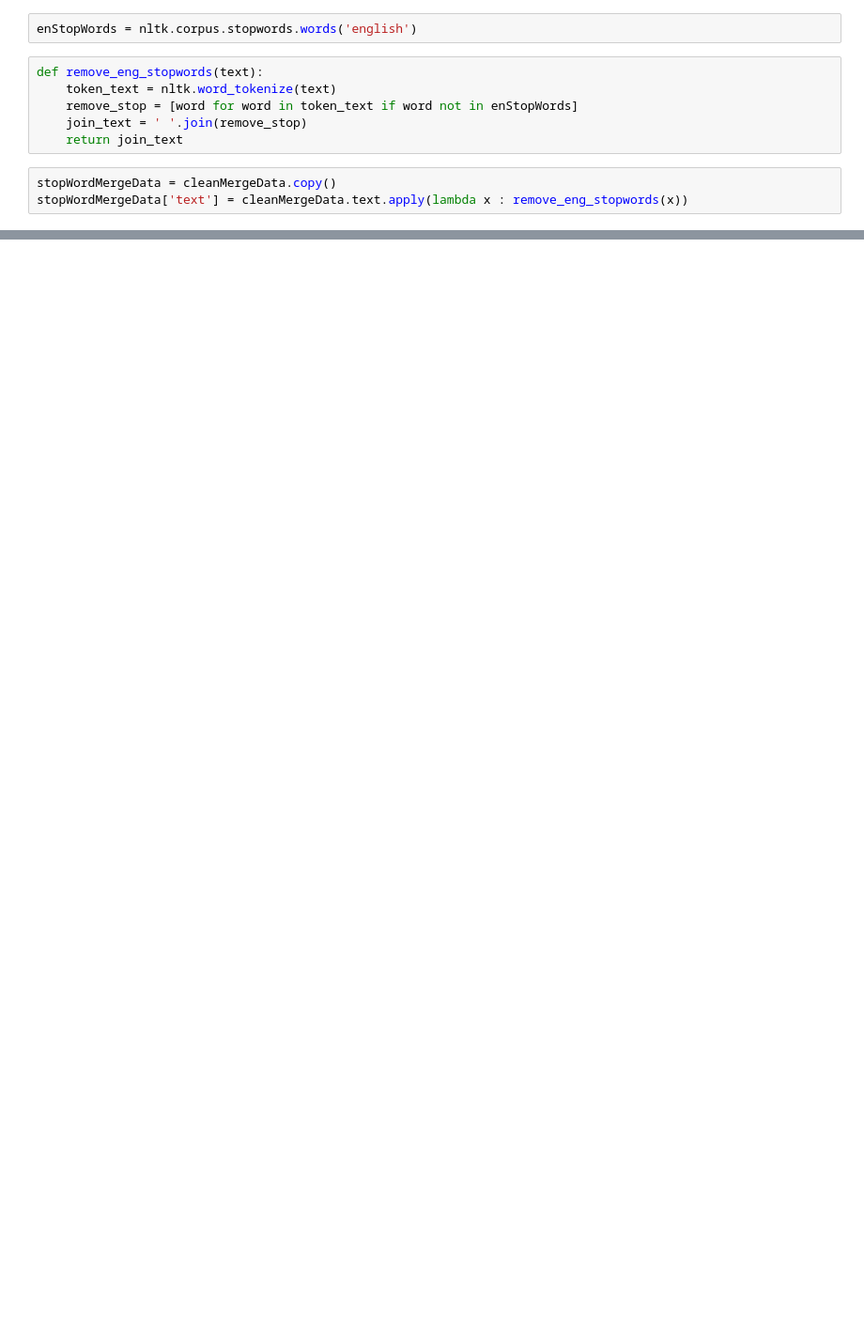
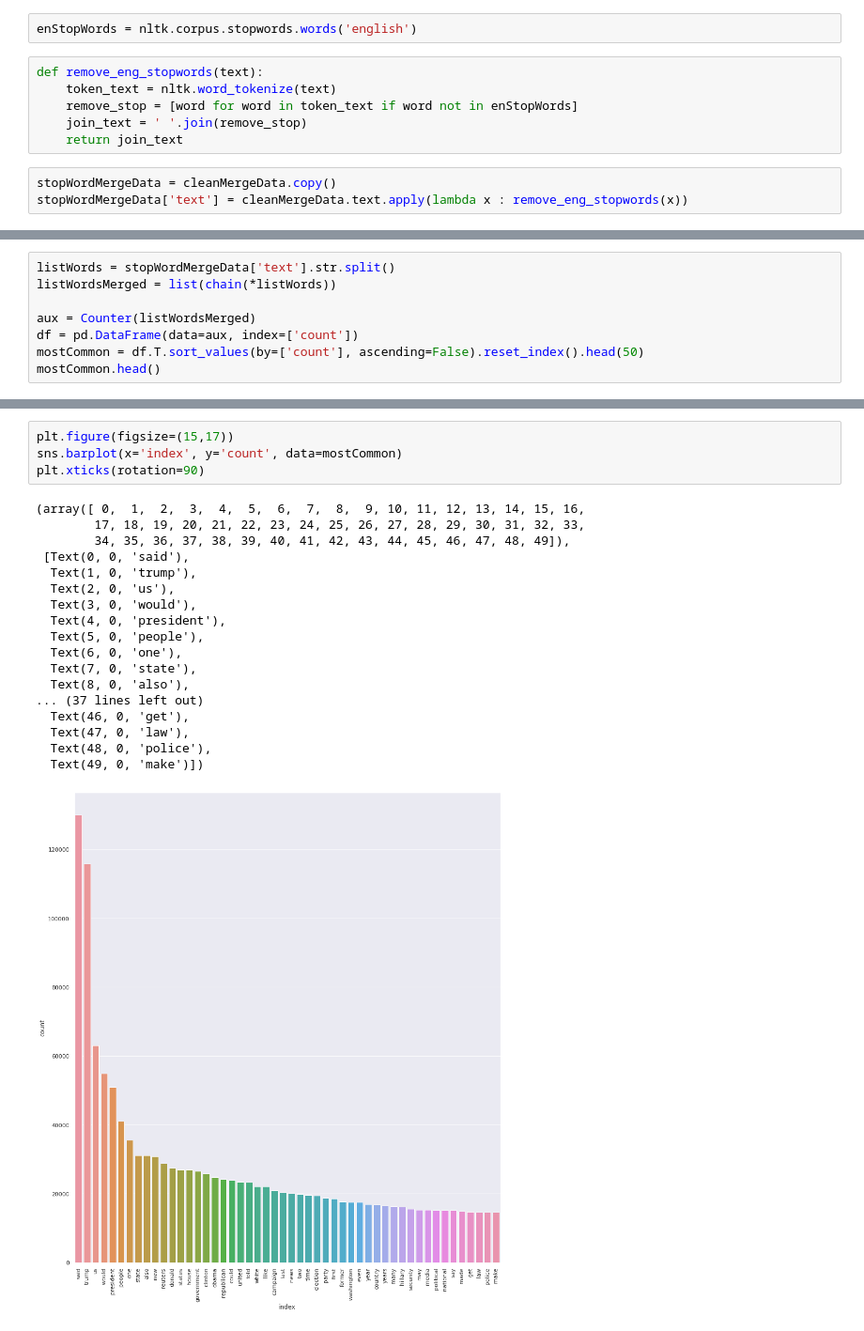
Before and after one commit to SebastianMM-96/fake-news, a Jupyter notebook: data_analysis/EDA_Kaggle_Dataset/EDA.ipynb, the cells around one changed output, grey strips where cells are left out. Shown at 94% size. Drawn from its saved outputs; the diff is of its cells as text; blank space fills up the shorter version.

```diff
--- a/data_analysis/EDA_Kaggle_Dataset/EDA.ipynb
+++ b/data_analysis/EDA_Kaggle_Dataset/EDA.ipynb
@@ -164,0 +273,8 @@ stopWordMergeData.head()
+# %%
+listWords = stopWordMergeData['text'].str.split()
+listWordsMerged = list(chain(*listWords))
+
+aux = Counter(listWordsMerged)
+df = pd.DataFrame(data=aux, index=['count'])
+mostCommon = df.T.sort_values(by=['count'], ascending=False).reset_index().head(50)
+mostCommon.head()
@@ -164,0 +288,23 @@ stopWordMergeData.head()
+# %%
+plt.figure(figsize=(15,17))
+sns.barplot(x='index', y='count', data=mostCommon)
+plt.xticks(rotation=90)
+# %% [output]
+(array([ 0,  1,  2,  3,  4,  5,  6,  7,  8,  9, 10, 11, 12, 13, 14, 15, 16,
+        17, 18, 19, 20, 21, 22, 23, 24, 25, 26, 27, 28, 29, 30, 31, 32, 33,
+        34, 35, 36, 37, 38, 39, 40, 41, 42, 43, 44, 45, 46, 47, 48, 49]),
+ [Text(0, 0, 'said'),
+  Text(1, 0, 'trump'),
+  Text(2, 0, 'us'),
+  Text(3, 0, 'would'),
+  Text(4, 0, 'president'),
+  Text(5, 0, 'people'),
+  Text(6, 0, 'one'),
+  Text(7, 0, 'state'),
+  Text(8, 0, 'also'),
+... (37 lines left out)
+  Text(46, 0, 'get'),
+  Text(47, 0, 'law'),
+  Text(48, 0, 'police'),
+  Text(49, 0, 'make')])
+[figure, added]
```
Also changed, not shown: parts of 28 cells of this notebook, 2 other files.
